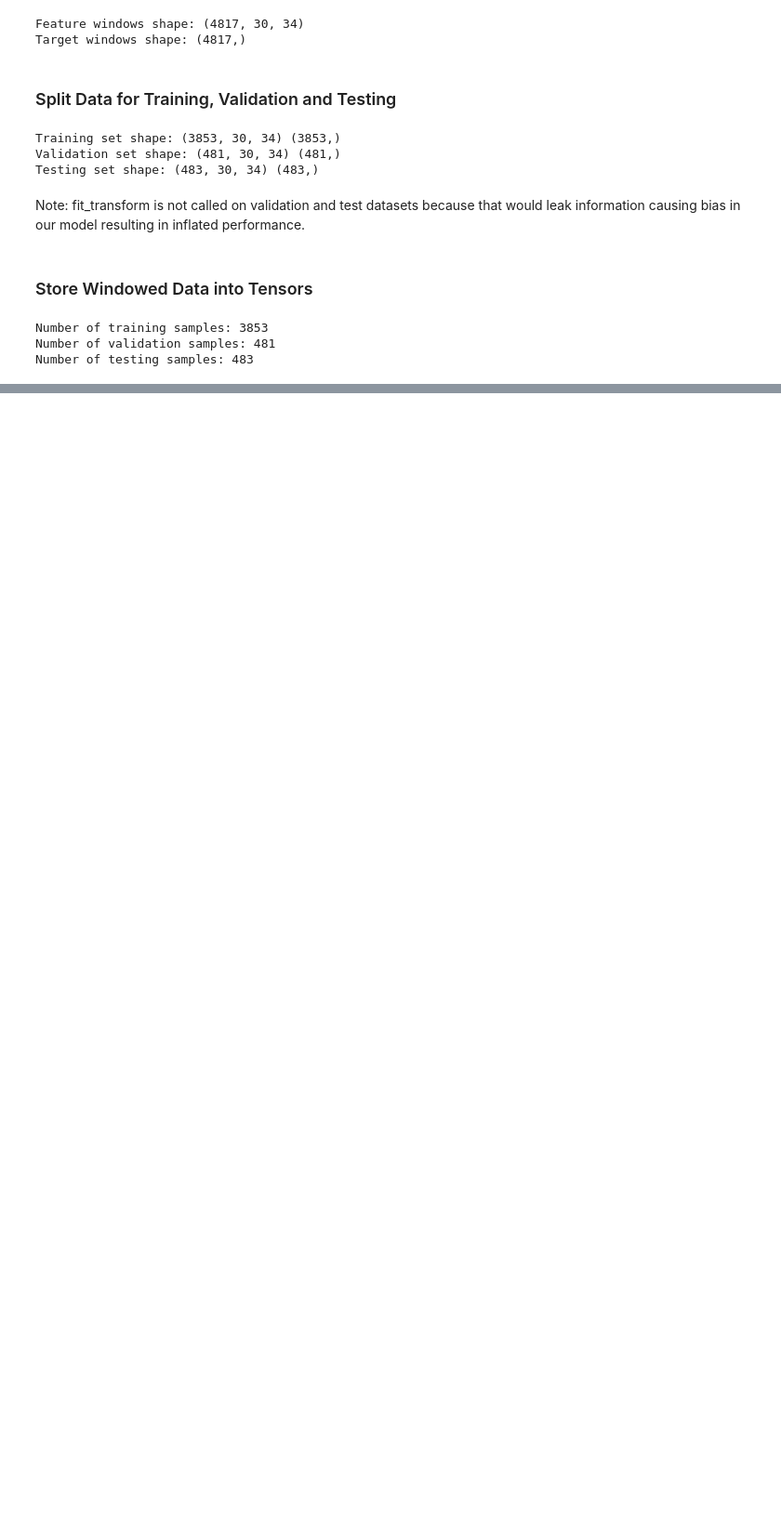
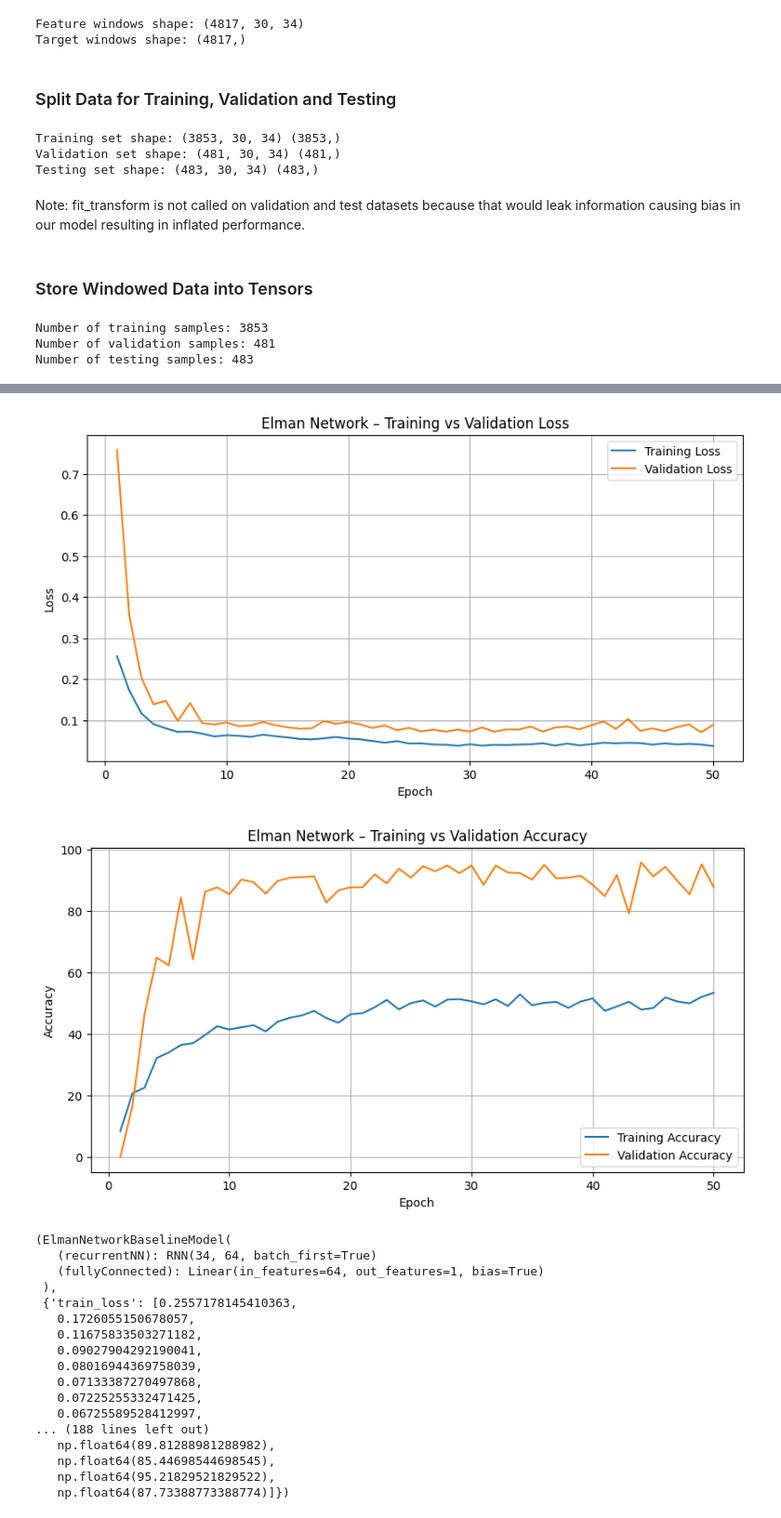
Before and after one commit to kris20012/crypto-price-prediction-rnn, a Jupyter notebook: ECE1508_Final_Project.ipynb, the cells around one changed output, grey strips where cells are left out. Shown at 93% size. Cells and saved outputs as stored; diff of their text form; code cells hidden in the pictures; blank space fills up the shorter version.

Commit message:
Update ECE1508_Final_Project.ipynb
added elman baseline model

```diff
--- a/ECE1508_Final_Project.ipynb
+++ b/ECE1508_Final_Project.ipynb
@@ -505,0 +505,11 @@ Number of testing samples: 483
+# %%
+#check for GPU device
+if torch.cuda.is_available():
+    device = torch.device("cuda")
+    print("Using GPU:", torch.cuda.get_device_name(0))
+elif torch.backends.mps.is_available():
+    device = torch.device("mps")
+    print("Using Apple Silicon GPU")
+else:
+    device = torch.device("cpu")
+    print("Using CPU")
@@ -505,0 +518,31 @@ Number of testing samples: 483
+# %%
+#Elman Network Model
+class ElmanNetworkBaselineModel(nn.Module):
+    def __init__(self, inputSize, hiddenSize, outputSize):
+        super(ElmanNetworkBaselineModel, self).__init__()
+        self.hiddenSize = hiddenSize
+        self.recurrentNN = nn.RNN(
+            inputSize, hiddenSize, batch_first=True, nonlinearity='tanh')
+        self.fullyConnected = nn.Linear(hiddenSize, outputSize)
+
+    def forward(self, x):
+        h0 = torch.zeros(1, x.size(0), self.hiddenSize).to(device)
+        prediction, _ = self.recurrentNN(x, h0)
+        prediction = self.fullyConnected(prediction[:, -1, :])
+        prediction = prediction.squeeze(-1)
+        return prediction
+
+    def get_name(self):
+        return "Elman Network"
+# %%
+#initialize model, loss function, and optimizer
+inputSize = numFeatures
+hiddenSize = 64
+outputSize = 1
+elman_model = ElmanNetworkBaselineModel(
+    inputSize, hiddenSize, outputSize).to(device)
+
+# lossFunction = nn.MSELoss()
+lossFunction = nn.L1Loss()
+optimizer = optim.Adam(elman_model.parameters(), lr=0.001)
+accuracyTolerance = 0.1
@@ -505,0 +672,3 @@ Number of testing samples: 483
+# %%
+train_model(elman_model, 50, optimizer)
+# %% [output]
@@ -505,0 +692,19 @@ Number of testing samples: 483
+[figure, added]
+[figure, added]
+(ElmanNetworkBaselineModel(
+   (recurrentNN): RNN(34, 64, batch_first=True)
+   (fullyConnected): Linear(in_features=64, out_features=1, bias=True)
+ ),
+ {'train_loss': [0.2557178145410363,
+   0.1726055150678057,
+   0.11675833503271182,
+   0.09027904292190041,
+   0.08016944369758039,
+   0.07133387270497868,
+   0.07225255332471425,
+   0.06725589528412997,
+... (188 lines left out)
+   np.float64(89.81288981288982),
+   np.float64(85.44698544698545),
+   np.float64(95.21829521829522),
+   np.float64(87.73388773388774)]})
```
Also changed, not shown: parts of 9 cells of this notebook.
